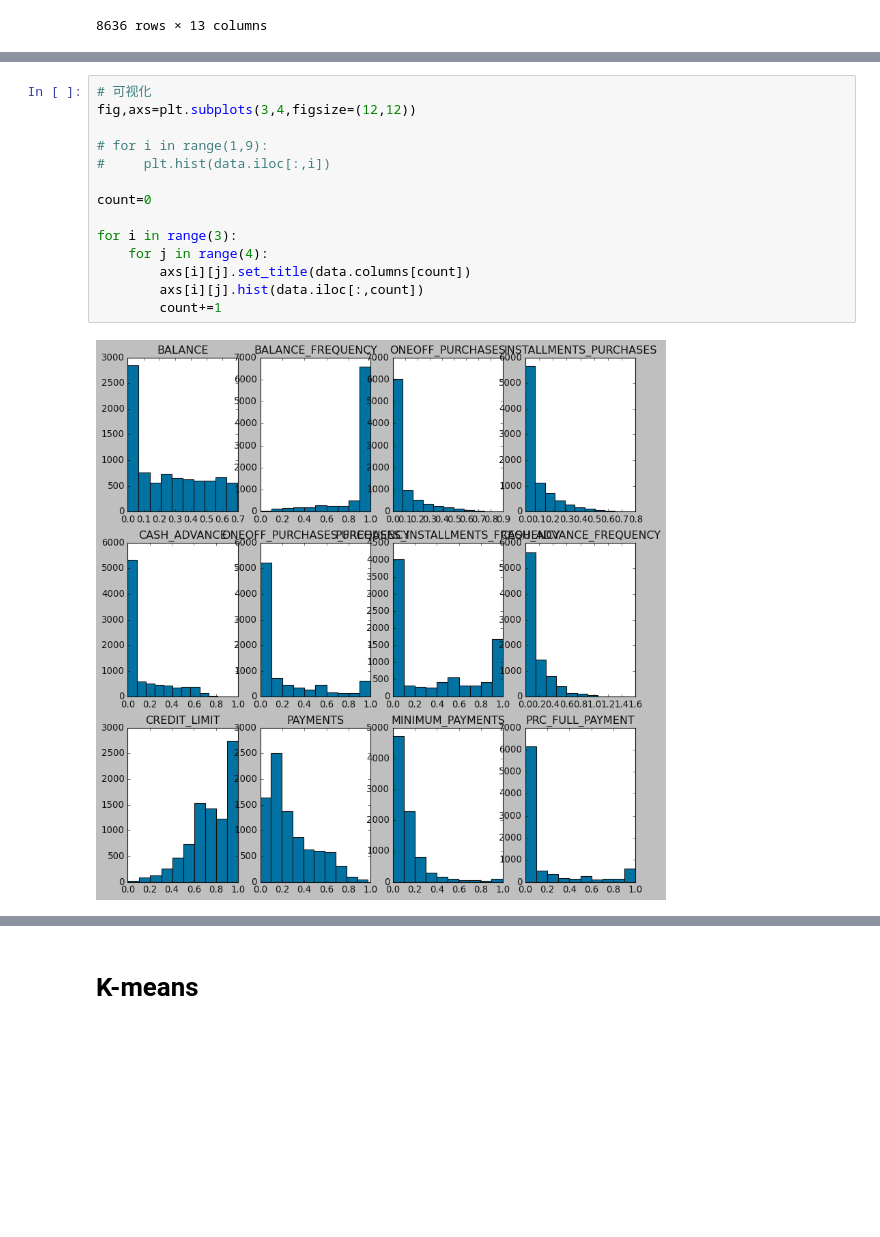
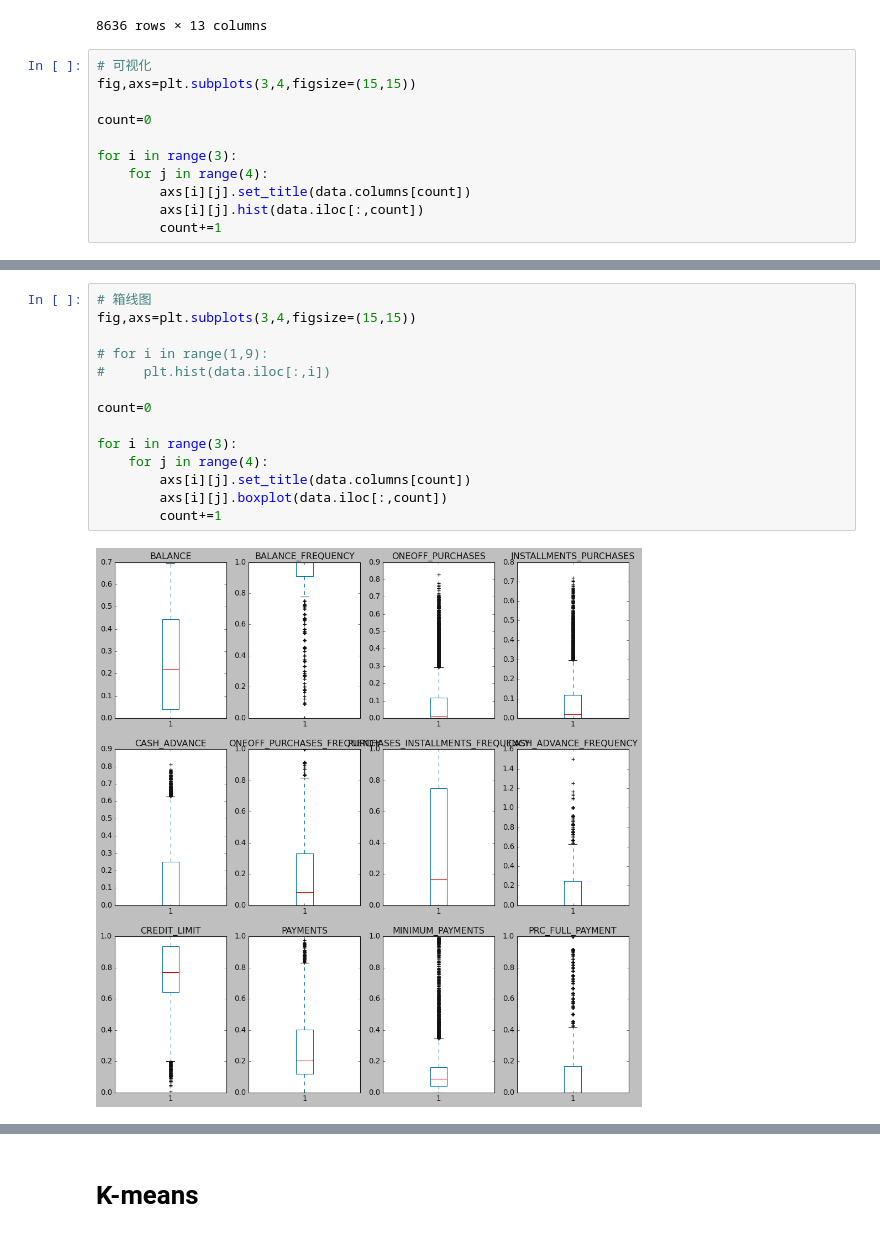
Before and after one commit to TBW108/CIS-Clustering-Project, a Jupyter notebook: Clustering.ipynb, the cells around one changed output, grey strips where cells are left out. Saved outputs shown, nothing was run; the diff lists cells and outputs as text; blank space fills up the shorter version.

```diff
--- a/Clustering.ipynb
+++ b/Clustering.ipynb
@@ -101,3 +108,14 @@ data
 | 8948 | 0.026526 | 0.833333 | 0.000000 | 0.000000 | 0.072061 | ... |
 | 8949 | 0.222655 | 0.666667 | 0.653105 | 0.000000 | 0.075893 | ... |
 8636 rows × 13 columns
+# %%
+# 可视化
+fig,axs=plt.subplots(3,4,figsize=(15,15))
+
+count=0
+
+for i in range(3):
+    for j in range(4):
+        axs[i][j].set_title(data.columns[count])
+        axs[i][j].hist(data.iloc[:,count])
+        count+=1
@@ -104,16 +124,16 @@ data
 # %%
-# 可视化
-fig,axs=plt.subplots(3,4,figsize=(12,12))
+# 箱线图
+fig,axs=plt.subplots(3,4,figsize=(15,15))
 
 # for i in range(1,9):
 #     plt.hist(data.iloc[:,i])
 
 count=0
 
 for i in range(3):
     for j in range(4):
         axs[i][j].set_title(data.columns[count])
-        axs[i][j].hist(data.iloc[:,count])
+        axs[i][j].boxplot(data.iloc[:,count])
         count+=1
 # %% [output]
-[figure, old version]
+[figure, new version]
```
Also changed, not shown: parts of 19 cells of this notebook.
